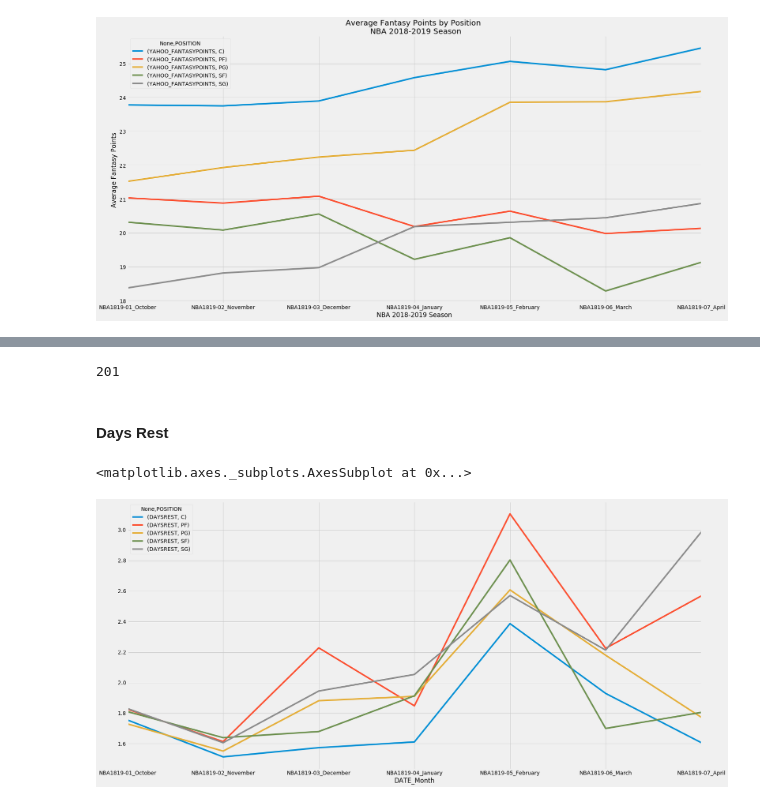
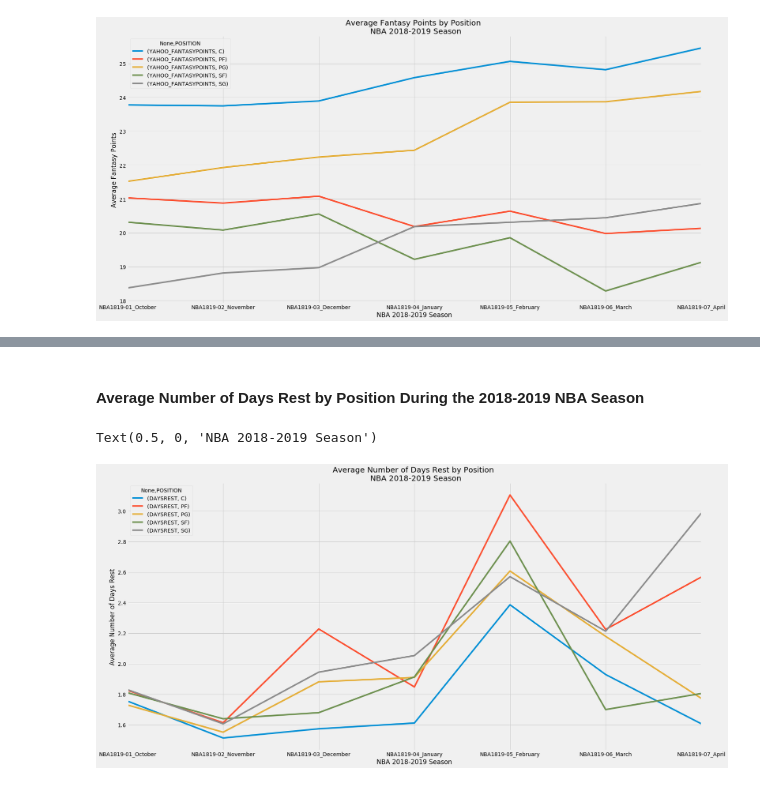
Before and after one commit to acheng1230/Udacity_DataScientist_Nanodegree, a Jupyter notebook: Project_01/ipynb/02_DataAnalysis_PlayerStats-DFS.ipynb, the cells around one changed output, grey strips where cells are left out. Cells and saved outputs as stored; diff of their text form; code cells hidden in the pictures.

```diff
--- a/Project_01/ipynb/02_DataAnalysis_PlayerStats-DFS.ipynb
+++ b/Project_01/ipynb/02_DataAnalysis_PlayerStats-DFS.ipynb
@@ -114,9 +96,6 @@ Name: POSITION, dtype: int64
 # %%
-# Institute a minimum games played to reduce noise
-# df = min_games_filter(df, games_played=40)
-
-# Create a filter to look at main positions and regular season games (no playoffs since fantasy season ends before playoffs start)
-starter_mask = (df['DATASET'] == 'NBA 2018-2019 Regular Season') & \
-                ((df['POSITION'] == 'PG') | (df['POSITION'] == 'SG') | (df['POSITION'] == 'SF') | (df['POSITION'] == 'PF') | (df['POSITION'] == 'C'))
+# Create a filter to look at primary positions and regular season games (no playoffs since fantasy season ends before playoffs start)
+mask = (df['DATASET'] == 'NBA 2018-2019 Regular Season') & \
+            ((df['POSITION'] == 'PG') | (df['POSITION'] == 'SG') | (df['POSITION'] == 'SF') | (df['POSITION'] == 'PF') | (df['POSITION'] == 'C'))
 # %% [markdown]
 ### Exploratory Data Analysis
@@ -311,16 +262,14 @@ top_players[avg_2029].tail(70)
-# %%
-avg_1019 = ((top_players['AVG_FANTASYPOINTS'] < 19.9) & (top_players['AVG_FANTASYPOINTS'] >= 10))
-#top_players[avg_1019]
-len(top_players[avg_1019])
-# %% [output]
-201
-# %% [markdown]
-#### Days Rest
+# %% [markdown]
+#### Average Number of Days Rest by Position During the 2018-2019 NBA Season
 # %%
-df[starter_mask].pivot_table(index=['DATE_Month'],
-                             values=['DAYSREST'],
-                             columns=['POSITION'],
-                             aggfunc='mean').plot(figsize=(24, 12), kind='line')
+df[mask].pivot_table(index=['DATE_Month'],
+                     values=['DAYSREST'],
+                     columns=['POSITION'],
+                     aggfunc='mean').plot(figsize=(24, 12), kind='line')
+
+plt.title('Average Number of Days Rest by Position \n NBA 2018-2019 Season')
+plt.ylabel('Average Number of Days Rest')
+plt.xlabel('NBA 2018-2019 Season')
 # %% [output]
-<matplotlib.axes._subplots.AxesSubplot at 0x...>
+Text(0.5, 0, 'NBA 2018-2019 Season')
-[figure, old version]
+[figure, new version]
```
Also changed, not shown: parts of 26 cells of this notebook, 1 other file.
